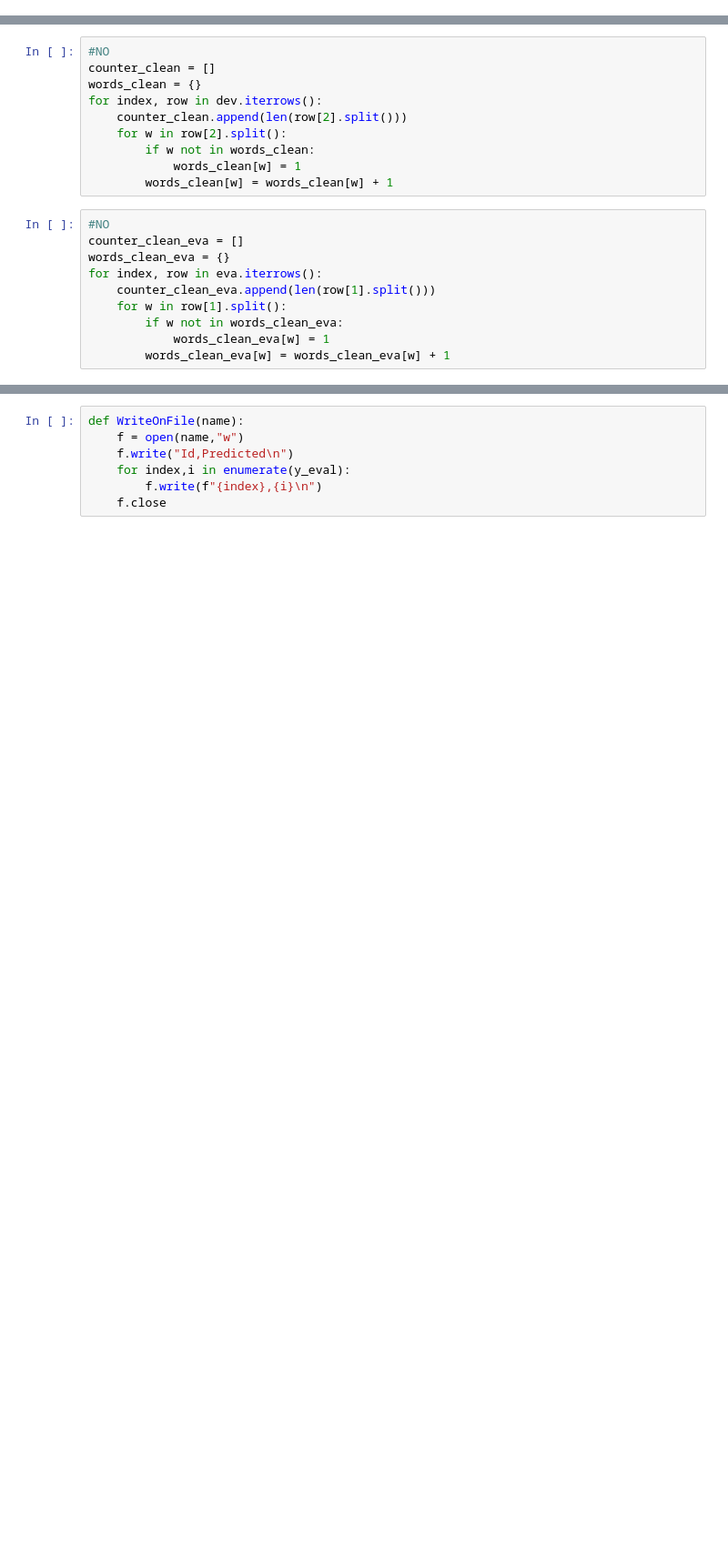
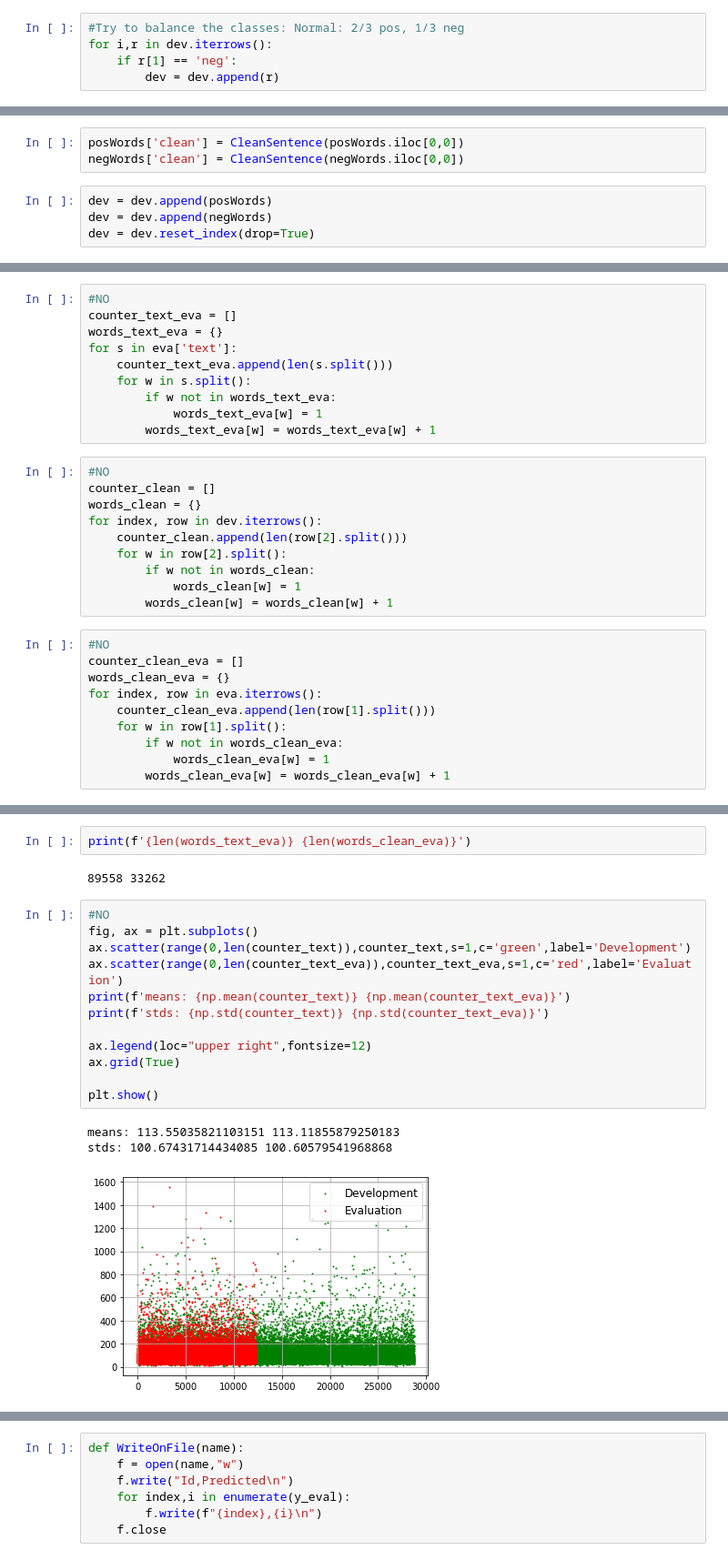
Before and after one commit to MauriVass/DataScienceCourseExam, a Jupyter notebook: Exam.ipynb, the cells around one changed output, grey strips where cells are left out. Shown at 91% size. Drawn from its saved outputs; the diff is of its cells as text; blank space fills up the shorter version.

```diff
--- a/Exam.ipynb
+++ b/Exam.ipynb
@@ -45,0 +104,5 @@ eva['clean'] = CleanText(eva['text'])
+# %%
+#Try to balance the classes: Normal: 2/3 pos, 1/3 neg
+for i,r in dev.iterrows():
+    if r[1] == 'neg':
+        dev = dev.append(r)
@@ -45,0 +111,7 @@ eva['clean'] = CleanText(eva['text'])
+# %%
+posWords['clean'] = CleanSentence(posWords.iloc[0,0])
+negWords['clean'] = CleanSentence(negWords.iloc[0,0])
+# %%
+dev = dev.append(posWords)
+dev = dev.append(negWords)
+dev = dev.reset_index(drop=True)
@@ -53,6 +127,16 @@ for s in dev['text']:
         if w not in words_text:
             words_text[w] = 1
         words_text[w] = words_text[w] + 1
+# %%
+#NO
+counter_text_eva = []
+words_text_eva = {}
+for s in eva['text']:
+    counter_text_eva.append(len(s.split()))
+    for w in s.split():
+        if w not in words_text_eva:
+            words_text_eva[w] = 1
+        words_text_eva[w] = words_text_eva[w] + 1
 # %%
 #NO
 counter_clean = []
@@ -285,0 +164,20 @@ f1 Score: 0.9581394663683391
+# %%
+print(f'{len(words_text_eva)} {len(words_clean_eva)}')
+# %% [output]
+89558 33262
+# %%
+#NO
+fig, ax = plt.subplots()
+ax.scatter(range(0,len(counter_text)),counter_text,s=1,c='green',label='Development')
+ax.scatter(range(0,len(counter_text_eva)),counter_text_eva,s=1,c='red',label='Evaluation')
+print(f'means: {np.mean(counter_text)} {np.mean(counter_text_eva)}')
+print(f'stds: {np.std(counter_text)} {np.std(counter_text_eva)}')
+
+ax.legend(loc="upper right",fontsize=12)
+ax.grid(True)
+
+plt.show()
+# %% [output]
+means: 113.55035821103151 113.11855879250183
+stds: 100.67431714434085 100.60579541968868
+[figure, added]
```
Also changed, not shown: parts of 68 cells of this notebook, 2 other files.
